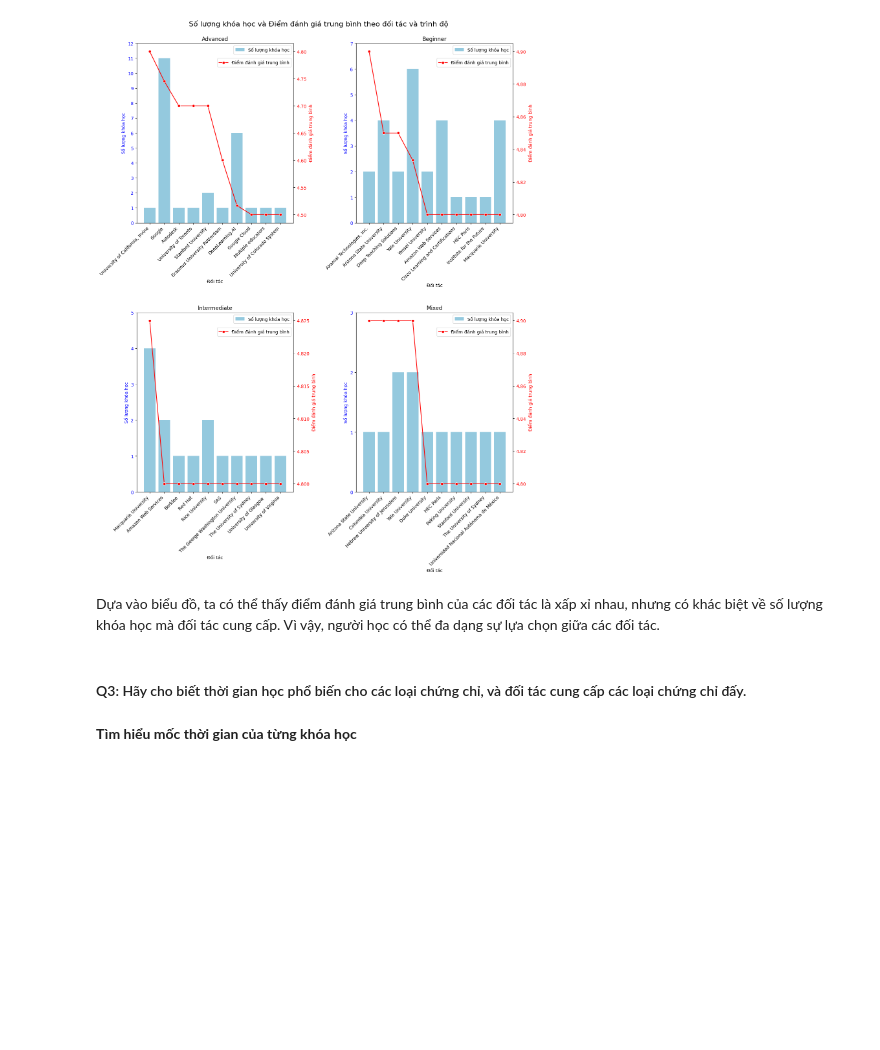
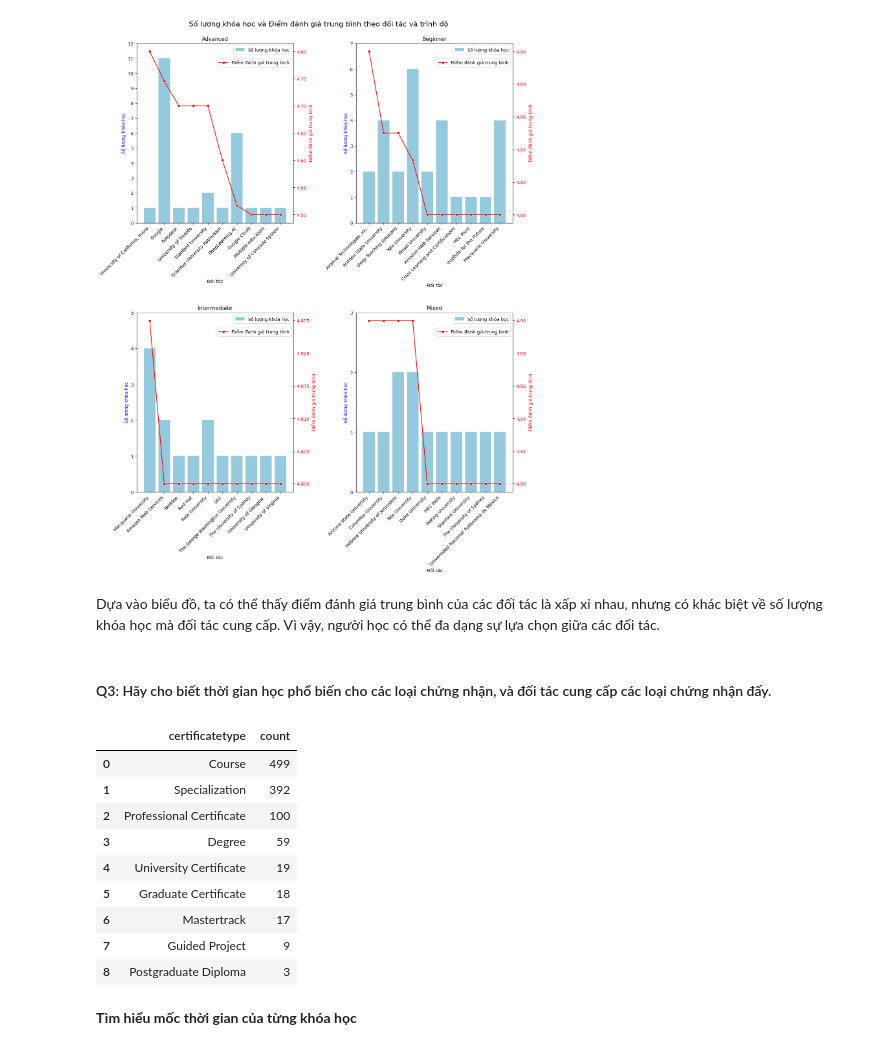
Before and after one commit to phamuyen171/FinalPrjct_LTKHDL, a Jupyter notebook: source/IdetifyAndAnswerQuestion.ipynb, the cells around one changed output. Cells and saved outputs as stored; diff of their text form; code cells hidden in the pictures; blank space fills up the shorter version.

```diff
--- a/source/IdetifyAndAnswerQuestion.ipynb
+++ b/source/IdetifyAndAnswerQuestion.ipynb
@@ -458,9 +458,22 @@ plt.show()
 # %% [markdown]
 Dựa vào biểu đồ, ta có thể thấy điểm đánh giá trung bình của các đối tác là xấp xỉ nhau, nhưng có khác biệt về số lượng khóa học mà đối tác cung cấp. Vì vậy, người học có thể đa dạng sự lựa chọn giữa các đối tác.
 # %% [markdown]
-#### Q3: Hãy cho biết thời gian học phổ biến cho các loại chứng chỉ, và đối tác cung cấp các loại chứng chỉ đấy.<a id="q3"></a>
+#### Q3: Hãy cho biết thời gian học phổ biến cho các loại chứng nhận, và đối tác cung cấp các loại chứng nhận đấy.<a id="q3"></a>
 # %%
 df_copy = df.copy()
+# %%
+df_copy['certificatetype'].value_counts().reset_index()
+# %% [output]
+|  | certificatetype | count |
+| 0 | Course | 499 |
+| 1 | Specialization | 392 |
+| 2 | Professional Certificate | 100 |
+| 3 | Degree | 59 |
+| 4 | University Certificate | 19 |
+| 5 | Graduate Certificate | 18 |
+| 6 | Mastertrack | 17 |
+| 7 | Guided Project | 9 |
+| 8 | Postgraduate Diploma | 3 |
 # %% [markdown]
 **Tìm hiểu mốc thời gian của từng khóa học**
 # %%
```
Also changed, not shown: parts of 10 cells of this notebook.
